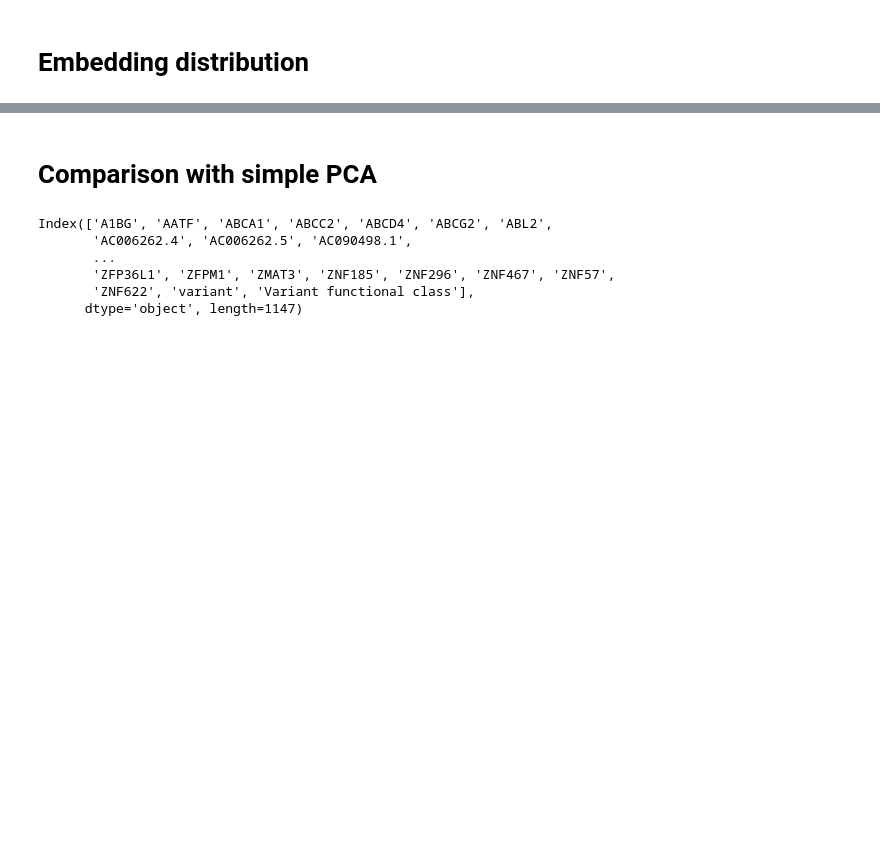
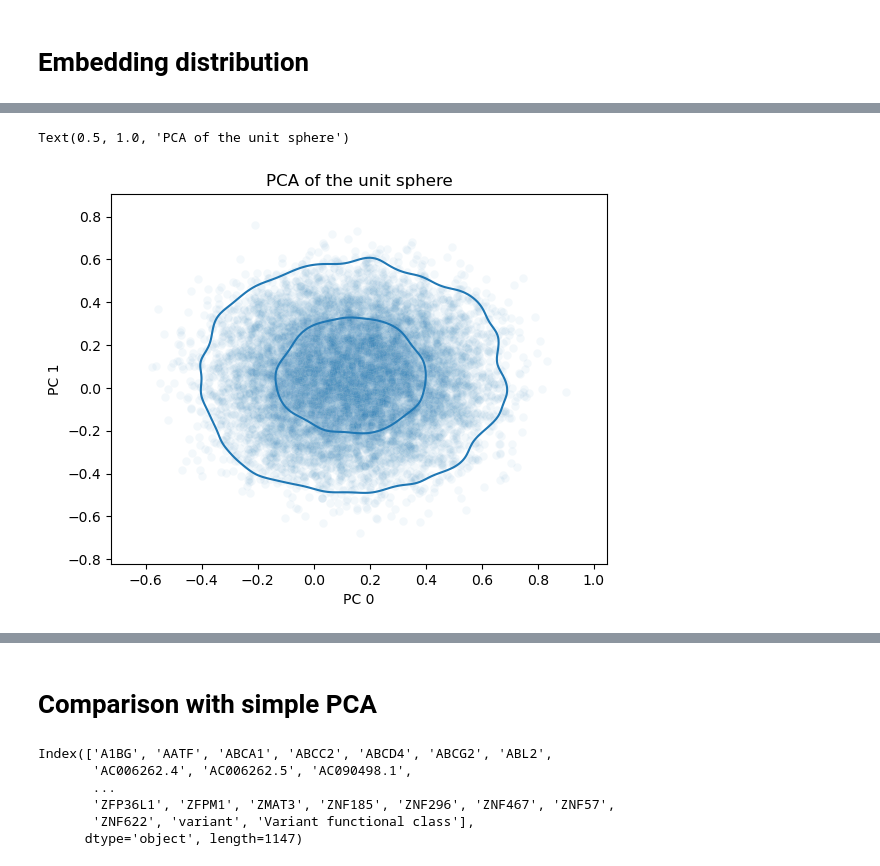
Before and after one commit to Lucas-Gui/sc_contrast, a Jupyter notebook: results.ipynb, the cells around one changed output, grey strips where cells are left out. Drawn from its saved outputs; the diff is of its cells as text; code cells hidden in the pictures; blank space fills up the shorter version.

```diff
--- a/results.ipynb
+++ b/results.ipynb
@@ -182,0 +228,12 @@ array(['C185Y', 'T74A', 'L52F', 'D57N', 'Q99E', 'R41K', 'Q22H', 'E31K'],
+# %%
+X = torch.randn((1_000,20))
+X = X/X.norm(dim=-1, keepdim=True)
+Xred = pca.transform(X)
+sns.scatterplot(x=Xred[:,0], y=Xred[:,1], alpha=0.05, legend=False)
+sns.kdeplot(x=Xred[:,0], y=Xred[:,1],  levels=3, common_norm=False, bw_method='silverman')
+plt.xlabel(f'PC 0')
+plt.ylabel(f'PC 1')
+plt.title('PCA of the unit sphere')
+# %% [output]
+Text(0.5, 1.0, 'PCA of the unit sphere')
+[figure, added]
```
Also changed, not shown: parts of 39 cells of this notebook, 2 other files.
